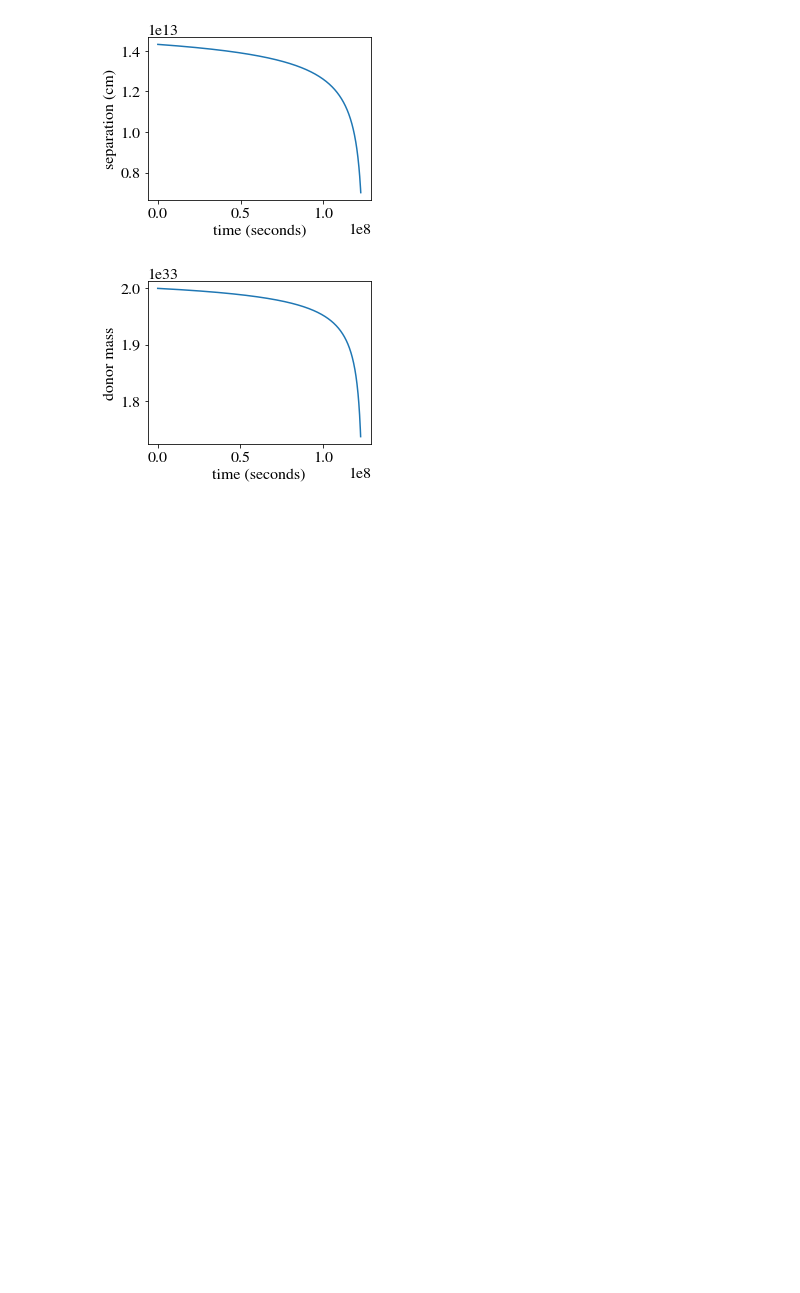
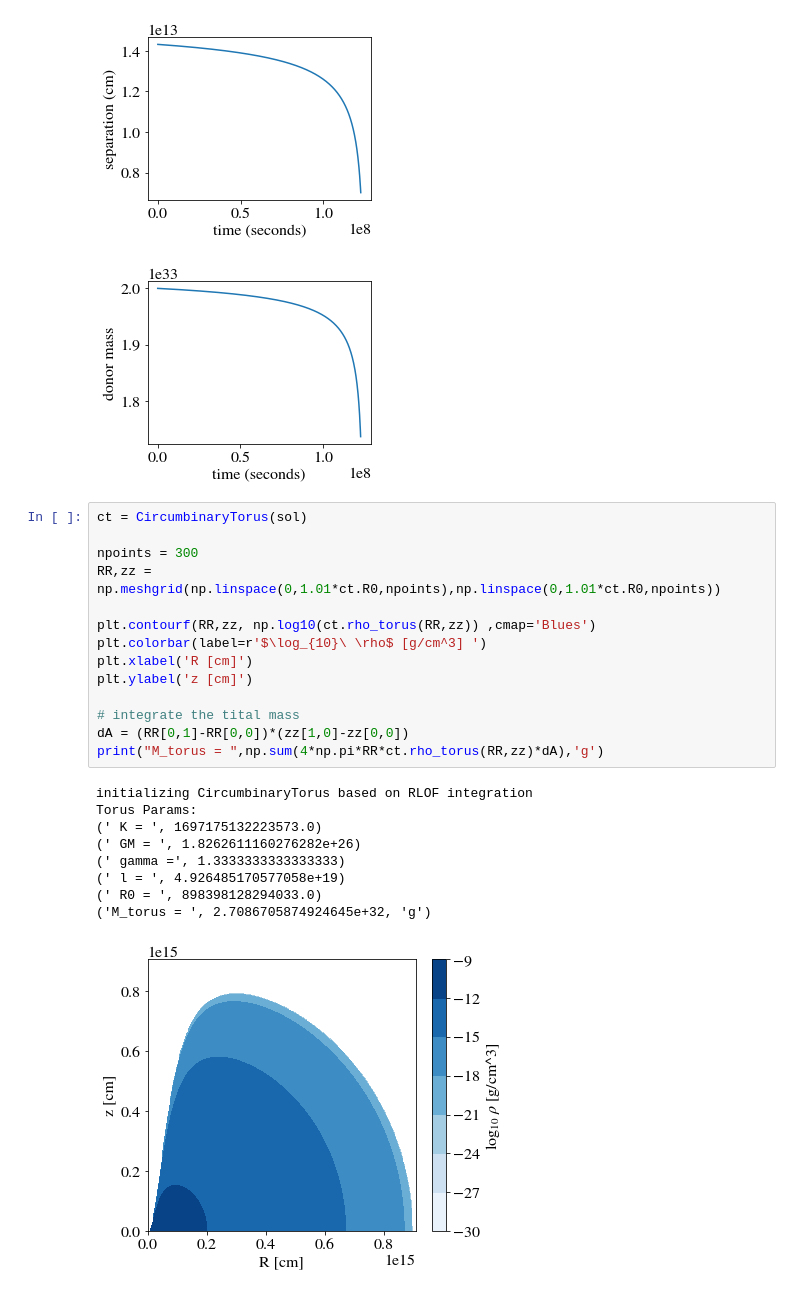
Before and after one commit to morganemacleod/RLOF, a Jupyter notebook: examples/RLOF-CircumbinaryTorus.ipynb, the cells around one changed output. Saved outputs shown, nothing was run; the diff lists cells and outputs as text; blank space fills up the shorter version.

```diff
--- a/examples/RLOF-CircumbinaryTorus.ipynb
+++ b/examples/RLOF-CircumbinaryTorus.ipynb
@@ -90,3 +99,27 @@ plt.show()
 # %% [output]
 [figure]
 [figure]
+# %%
+ct = CircumbinaryTorus(sol)
+
+npoints = 300
+RR,zz = np.meshgrid(np.linspace(0,1.01*ct.R0,npoints),np.linspace(0,1.01*ct.R0,npoints))
+
+plt.contourf(RR,zz, np.log10(ct.rho_torus(RR,zz)) ,cmap='Blues')
+plt.colorbar(label=r'$\log_{10}\ \rho$ [g/cm^3] ')
+plt.xlabel('R [cm]')
+plt.ylabel('z [cm]')
+
+# integrate the tital mass
+dA = (RR[0,1]-RR[0,0])*(zz[1,0]-zz[0,0])
+print("M_torus = ",np.sum(4*np.pi*RR*ct.rho_torus(RR,zz)*dA),'g')
+# %% [output]
+initializing CircumbinaryTorus based on RLOF integration
+Torus Params:
+(' K = ', 1697175132223573.0)
+(' GM = ', 1.8262611160276282e+26)
+(' gamma =', 1.3333333333333333)
+(' l = ', 4.926485170577058e+19)
+(' R0 = ', 898398128294033.0)
+('M_torus = ', 2.7086705874924645e+32, 'g')
+[figure, added]
```
Also changed, not shown: parts of 3 cells of this notebook, 1 other file.
